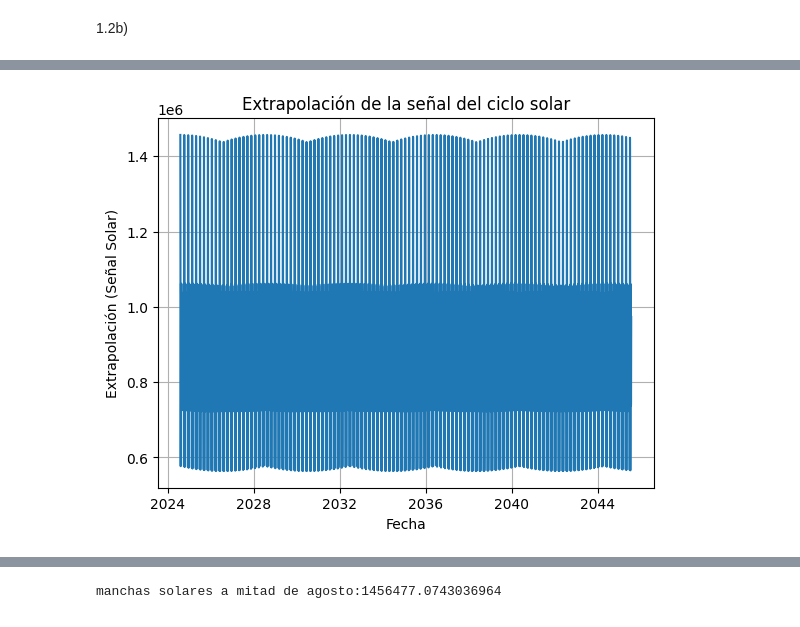
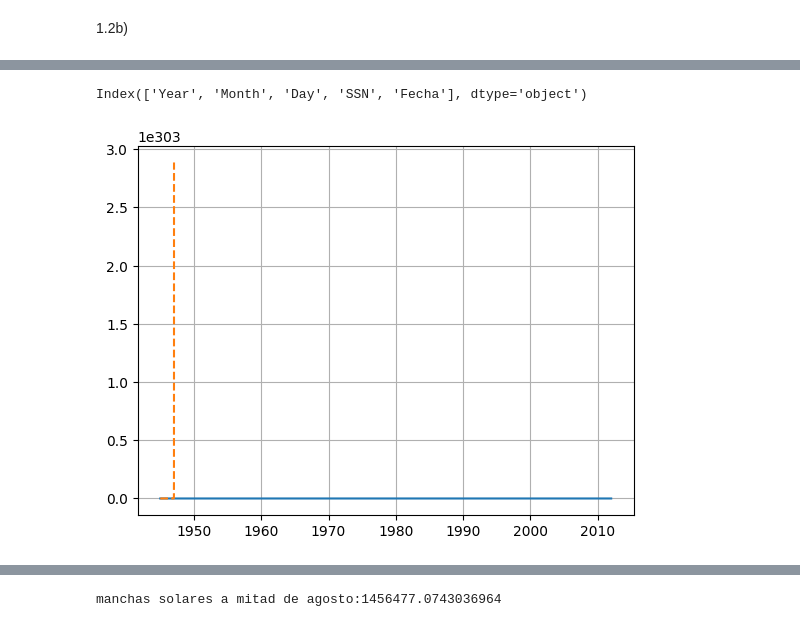
Before and after one commit to Metodos-Computacionales-II/Talleres, a Jupyter notebook: Taller 2/Taller_2.ipynb, the cells around one changed output, grey strips where cells are left out. Saved outputs shown, nothing was run; the diff lists cells and outputs as text; code cells hidden in the pictures.

```diff
--- a/Taller 2/Taller_2.ipynb
+++ b/Taller 2/Taller_2.ipynb
@@ -93,25 +99,40 @@ plt.show()
 # %% [markdown]
 ![image.png](attachment:image.png)
 # %%
-frec_armonico = frecuencias[:10]
-four_armonico= fourier[:10]
+##frec_armonico = np.concatenate(frecuencias[:10], frecuencias[-10:])
+##four_armonico= np.concatenate(fourier[:10], fourier[-10:])
+
+far = np.concatenate((frecuencias[:10], frecuencias[-10:]))
+fur = np.concatenate((fourier[:10], fourier[-10:]))
+
+##frec_armonico = frecuencias[:10]
+##four_armonico = fourier[:10]
 
 años_21 = pd.date_range(start=pd.to_datetime("2024-08-01"), periods=365*21, freq='D')
 dias = (años_21 - pd.to_datetime("2024-08-01")).days
+extrapolado = np.arange(dias[-1])
 
+N = len(datos["SSN"])
+y = np.zeros(len(extrapolado), dtype=complex)
 
-y = np.zeros(len(dias))
-for k in range(10):
-    y+= four_armonico[k] * np.cos(2 * np.pi * frec_armonico[k] * dias)
+for k in range(len(far)):
+    y+= fur[k] * np.cos(2j * np.pi * far[k] * extrapolado)
+
+extrapol = np.real(y)/ N
+# %% [output]
+Index(['Year', 'Month', 'Day', 'SSN', 'Fecha'], dtype='object')
-# %%
-plt.plot(años_21, y)
-plt.xlabel("Fecha")
-plt.ylabel("Extrapolación (Señal Solar)")
-plt.title("Extrapolación de la señal del ciclo solar")
-plt.grid()
-plt.show()
-# %% [output]
-[figure, removed]
+# %%
+plt.plot(datos["Fecha"], datos["SSN"])
+
+extrapol_dates = pd.date_range(start=datos["Fecha"].iloc[0], periods=len(extrapolado))
+plt.plot(extrapol_dates, extrapol, label="Extrapolación", linestyle="--")
+##plt.plot(pd.date_range(start=datos["Fecha"].iloc[0], periods=len(extrapolado)), extrapol)
+
+
+plt.grid()
+plt.show()
+# %% [output]
+[figure, added]
 # %% [markdown]
 ![image.png](attachment:image.png)
 \
```
Also changed, not shown: parts of 2 cells of this notebook, 2 other files.
